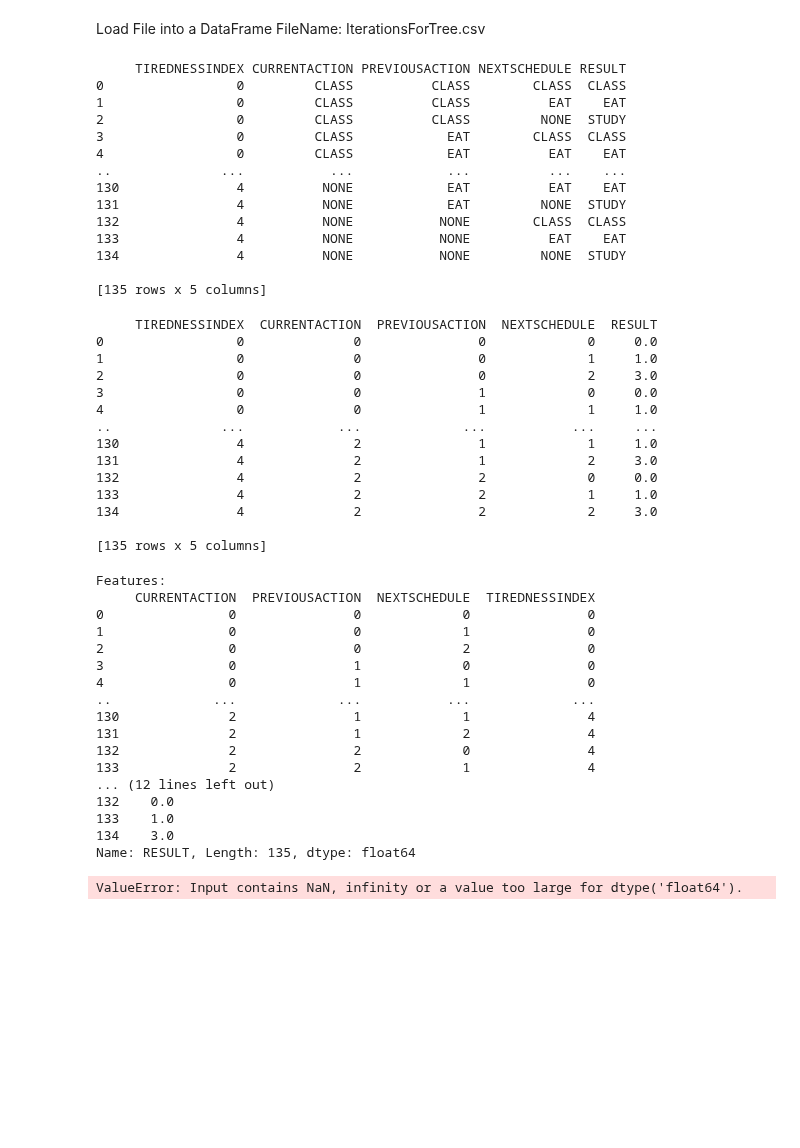
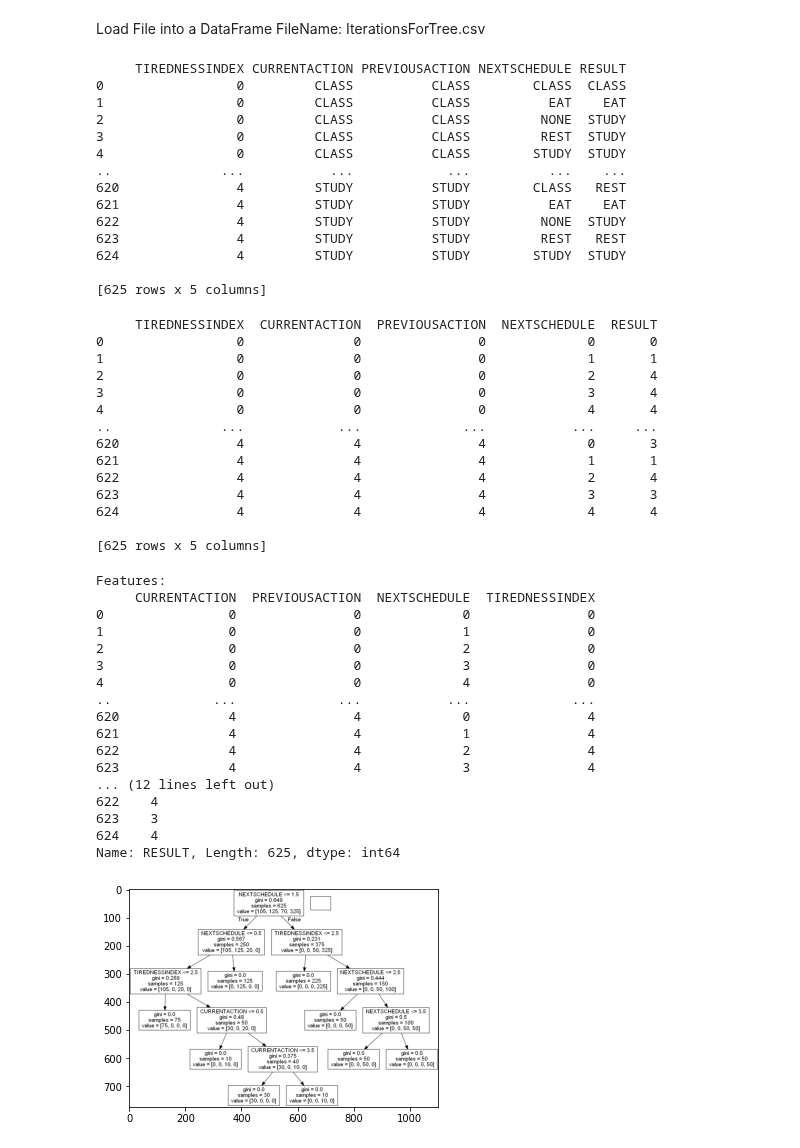
Before and after one commit to alaricespina/Thesis-Repository, a Jupyter notebook: Decision Tree/ThesisDecisionTree.ipynb, the cells around one changed output. Saved outputs shown, nothing was run; the diff lists cells and outputs as text; code cells hidden in the pictures; blank space fills up the shorter version.

```diff
--- a/Decision Tree/ThesisDecisionTree.ipynb
+++ b/Decision Tree/ThesisDecisionTree.ipynb
@@ -9,7 +9,7 @@ from sklearn.tree import DecisionTreeClassifier
 import matplotlib.pyplot as plt
 import matplotlib.image as pltimg
 
-df = pandas.read_csv("IterationsForTree.csv")
+df = pandas.read_csv("Iterations.csv")
 
 print(df)
 # %% [output]
@@ -17,41 +17,40 @@ print(df)
 0                 0         CLASS          CLASS        CLASS  CLASS
 1                 0         CLASS          CLASS          EAT    EAT
 2                 0         CLASS          CLASS         NONE  STUDY
-3                 0         CLASS            EAT        CLASS  CLASS
-4                 0         CLASS            EAT          EAT    EAT
+3                 0         CLASS          CLASS         REST  STUDY
+4                 0         CLASS          CLASS        STUDY  STUDY
 ..              ...           ...            ...          ...    ...
-130               4          NONE            EAT          EAT    EAT
-131               4          NONE            EAT         NONE  STUDY
-132               4          NONE           NONE        CLASS  CLASS
-133               4          NONE           NONE          EAT    EAT
-134               4          NONE           NONE         NONE  STUDY
+620               4         STUDY          STUDY        CLASS   REST
+621               4         STUDY          STUDY          EAT    EAT
+622               4         STUDY          STUDY         NONE  STUDY
+623               4         STUDY          STUDY         REST   REST
+624               4         STUDY          STUDY        STUDY  STUDY
 
-[135 rows x 5 columns]
+[625 rows x 5 columns]
 # %%
-actions = {"CLASS" : 0, "EAT" : 1, "NONE" : 2}
-suggestions = {"CLASS" : 0, "EAT" : 1, "REST" : 2, "STUDY": 3}
+translations = {"CLASS" : 0, "EAT" : 1, "NONE" : 2, "REST" : 3, "STUDY": 4}
 
-df["CURRENTACTION"] = df["CURRENTACTION"].map(actions)
-df["PREVIOUSACTION"] = df["PREVIOUSACTION"].map(actions)
-df["NEXTSCHEDULE"] = df["NEXTSCHEDULE"].map(actions)
-df["RESULT"] = df["RESULT"].map(suggestions)
+df["CURRENTACTION"] = df["CURRENTACTION"].map(translations)
+df["PREVIOUSACTION"] = df["PREVIOUSACTION"].map(translations)
+df["NEXTSCHEDULE"] = df["NEXTSCHEDULE"].map(translations)
+df["RESULT"] = df["RESULT"].map(translations)
 
 print(df)
 # %% [output]
      TIREDNESSINDEX  CURRENTACTION  PREVIOUSACTION  NEXTSCHEDULE  RESULT
-0                 0              0               0             0     0.0
-1                 0              0               0             1     1.0
-2                 0              0               0             2     3.0
-3                 0              0               1             0     0.0
-4                 0              0               1             1     1.0
+0                 0              0               0             0       0
+1                 0              0               0             1       1
+2                 0              0               0             2       4
+3                 0              0               0             3       4
+4                 0              0               0             4       4
 ..              ...            ...             ...           ...     ...
-130               4              2               1             1     1.0
-131               4              2               1             2     3.0
-132               4              2               2             0     0.0
-133               4              2               2             1     1.0
-134               4              2               2             2     3.0
+620               4              4               4             0       3
+621               4              4               4             1       1
+622               4              4               4             2       4
+623               4              4               4             3       3
+624               4              4               4             4       4
 
-[135 rows x 5 columns]
+[625 rows x 5 columns]
 # %%
 features = ["CURRENTACTION","PREVIOUSACTION","NEXTSCHEDULE","TIREDNESSINDEX"]
 
@@ -69,27 +68,27 @@ Features:
 0                0               0             0               0
 1                0               0             1               0
 2                0               0             2               0
-3                0               1             0               0
-4                0               1             1               0
+3                0               0             3               0
+4                0               0             4               0
 ..             ...             ...           ...             ...
-130              2               1             1               4
-131              2               1             2               4
-132              2               2             0               4
-133              2               2             1               4
+620              4               4             0               4
+621              4               4             1               4
+622              4               4             2               4
+623              4               4             3               4
 ... (12 lines left out)
-132    0.0
-133    1.0
-134    3.0
-Name: RESULT, Length: 135, dtype: float64
+622    4
+623    3
+624    4
+Name: RESULT, Length: 625, dtype: int64
 # %%
 dtree = DecisionTreeClassifier()
 dtree = dtree.fit(X,y)
 data = tree.export_graphviz(dtree, out_file=None, feature_names=features)
 graph = pydotplus.graph_from_dot_data(data)
-graph.write_png('ThesisDecisionTree.png')
+graph.write_png('ThesisDecisionTreeNew.png')
 
-img=pltimg.imread('ThesisDecisionTree.png')
+img=pltimg.imread('ThesisDecisionTreeNew.png')
 imgplot = plt.imshow(img)
 plt.show()
 # %% [output]
-ValueError: Input contains NaN, infinity or a value too large for dtype('float64').
+[figure, added]
```
Also changed, not shown: 5 other files.
